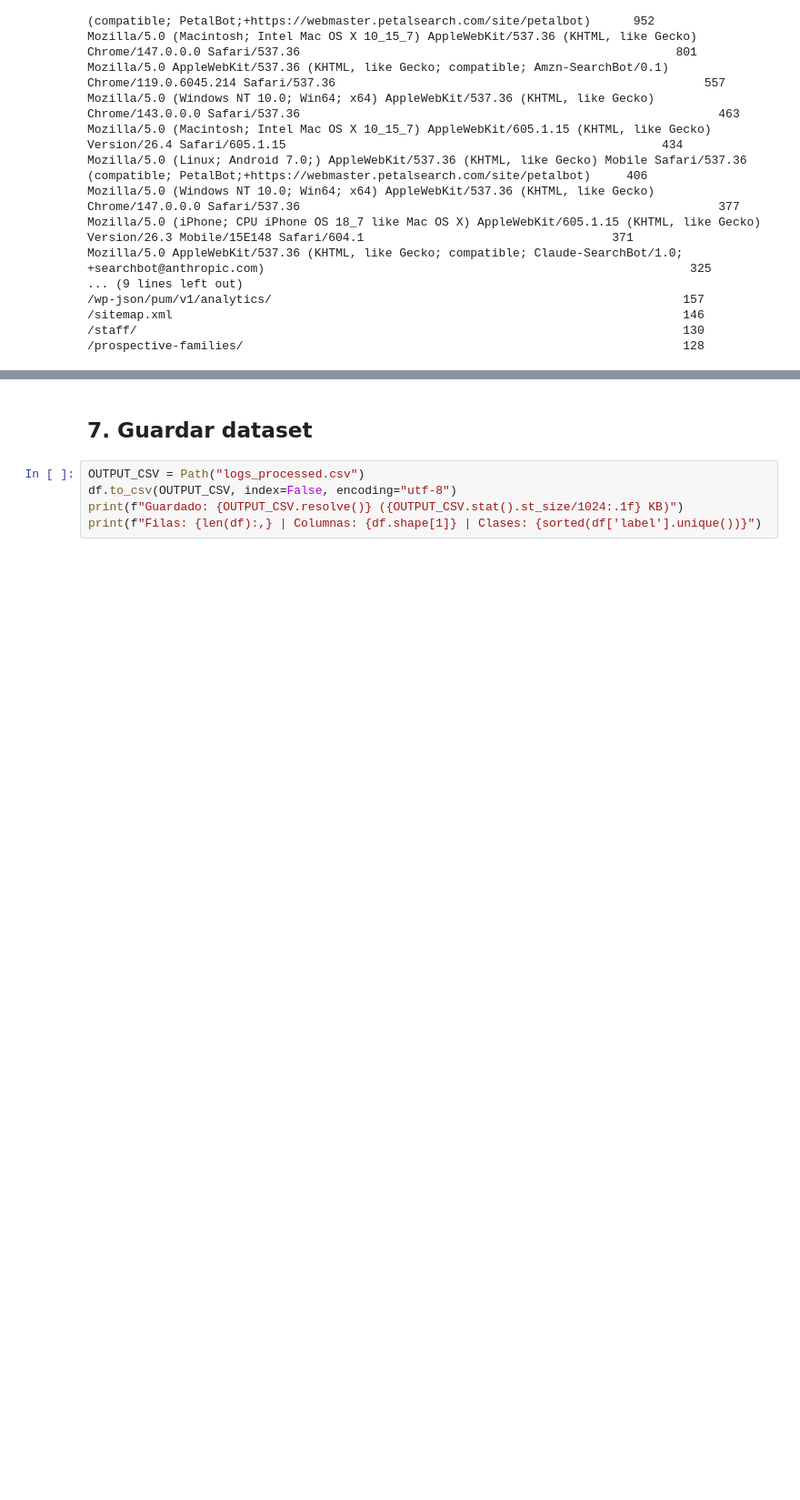
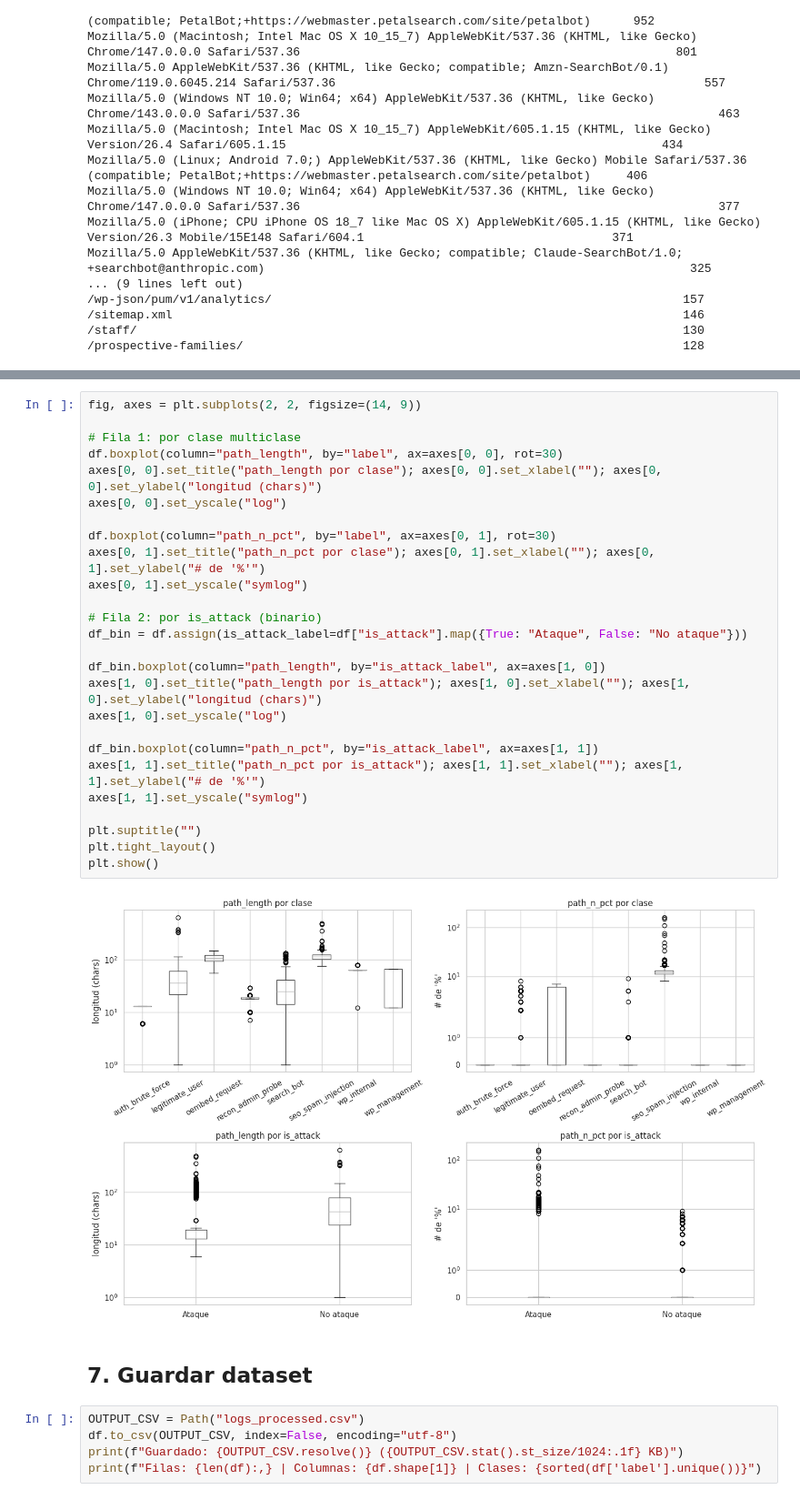
Before and after one commit to andresmidisabana/AlgNoSupervisados, a Jupyter notebook: ML_Ingesta_Preparacion_Etiquetado.ipynb, the cells around one changed output, grey strips where cells are left out. Shown at 91% size. Saved outputs shown, nothing was run; the diff lists cells and outputs as text; blank space fills up the shorter version.

```diff
--- a/ML_Ingesta_Preparacion_Etiquetado.ipynb
+++ b/ML_Ingesta_Preparacion_Etiquetado.ipynb
@@ -261,3 +430,31 @@ method                                                            path  status
+# %%
+fig, axes = plt.subplots(2, 2, figsize=(14, 9))
+
+# Fila 1: por clase multiclase
+df.boxplot(column="path_length", by="label", ax=axes[0, 0], rot=30)
+axes[0, 0].set_title("path_length por clase"); axes[0, 0].set_xlabel(""); axes[0, 0].set_ylabel("longitud (chars)")
+axes[0, 0].set_yscale("log")
+
+df.boxplot(column="path_n_pct", by="label", ax=axes[0, 1], rot=30)
+axes[0, 1].set_title("path_n_pct por clase"); axes[0, 1].set_xlabel(""); axes[0, 1].set_ylabel("# de '%'")
+axes[0, 1].set_yscale("symlog")
+
+# Fila 2: por is_attack (binario)
+df_bin = df.assign(is_attack_label=df["is_attack"].map({True: "Ataque", False: "No ataque"}))
+
+df_bin.boxplot(column="path_length", by="is_attack_label", ax=axes[1, 0])
+axes[1, 0].set_title("path_length por is_attack"); axes[1, 0].set_xlabel(""); axes[1, 0].set_ylabel("longitud (chars)")
+axes[1, 0].set_yscale("log")
+
+df_bin.boxplot(column="path_n_pct", by="is_attack_label", ax=axes[1, 1])
+axes[1, 1].set_title("path_n_pct por is_attack"); axes[1, 1].set_xlabel(""); axes[1, 1].set_ylabel("# de '%'")
+axes[1, 1].set_yscale("symlog")
+
+plt.suptitle("")
+plt.tight_layout()
+plt.show()
+# %% [output]
+[figure, added]
 # %% [markdown]
 ## 7. Guardar dataset
 # %%
```
Also changed, not shown: parts of 11 cells of this notebook.
